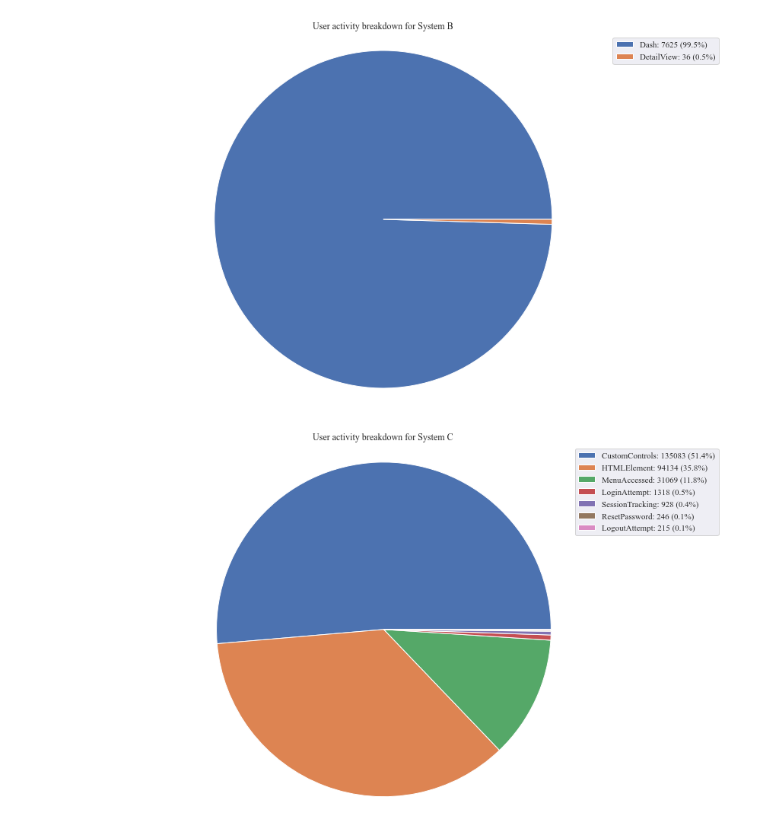
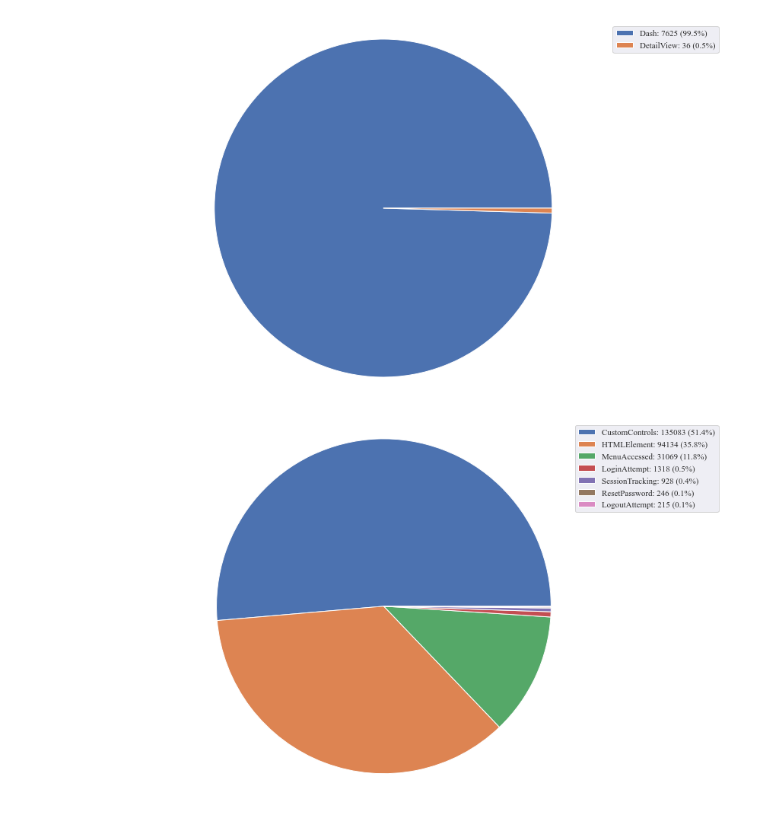
Before and after one commit to CorrieScheepers/Masters, a Jupyter notebook: src/Ch3/log_analysis/uat_analysis.ipynb, the cells around one changed output. Drawn from its saved outputs; the diff is of its cells as text; code cells hidden in the pictures.

```diff
--- a/src/Ch3/log_analysis/uat_analysis.ipynb
+++ b/src/Ch3/log_analysis/uat_analysis.ipynb
@@ -314,7 +314,7 @@ def uatBreakdown(data, label):
     plt.rcParams["figure.figsize"] = (16, 9)
     plt.pie(category_counts, colors=colors)
     plt.axis('equal')  # Ensure that pie is drawn as a circle
-    plt.title('User activity breakdown for System ' + label)
+    # plt.title('User activity breakdown for System ' + label)
 
     # Create a custom legend with percentages
     legend_labels = [f'{label}: {count} ({(count/len(data)*100):.1f}%)' for label, count in category_counts.items()]
@@ -333,5 +333,5 @@ uatBreakdown(projectC, 'C')
-[figure, old version]
+[figure, new version]
-[figure, old version]
+[figure, new version]
 # %%
 # Convert the 'Controller' column to string data type
 projectC['Controller'] = projectC['Controller'].astype(str)
```
Also changed, not shown: parts of 1 cell of this notebook, 15 other files.
